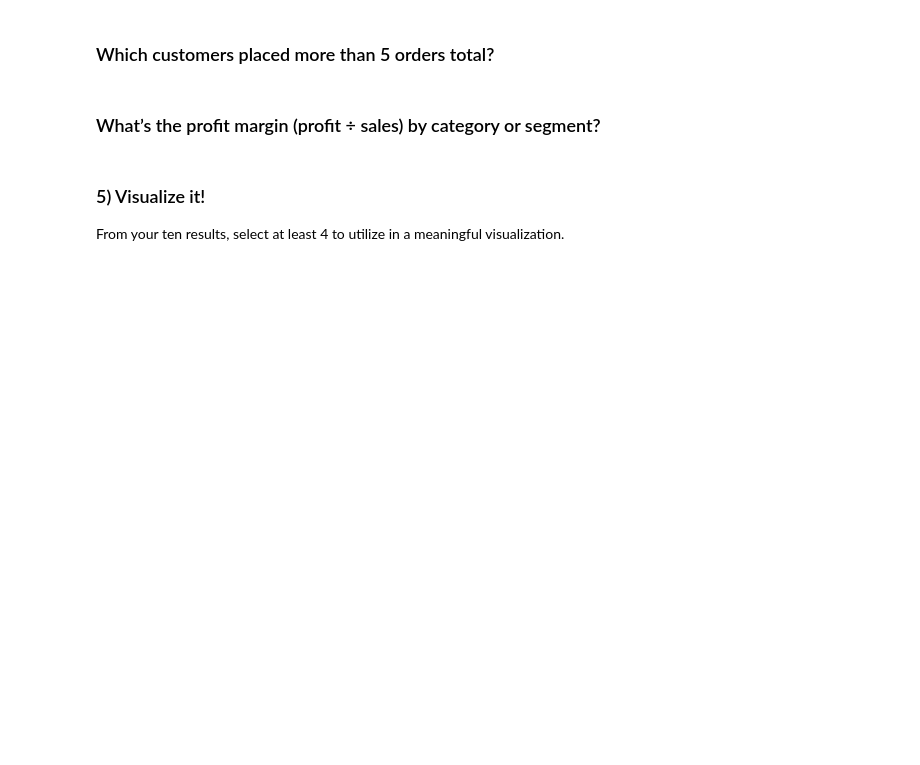
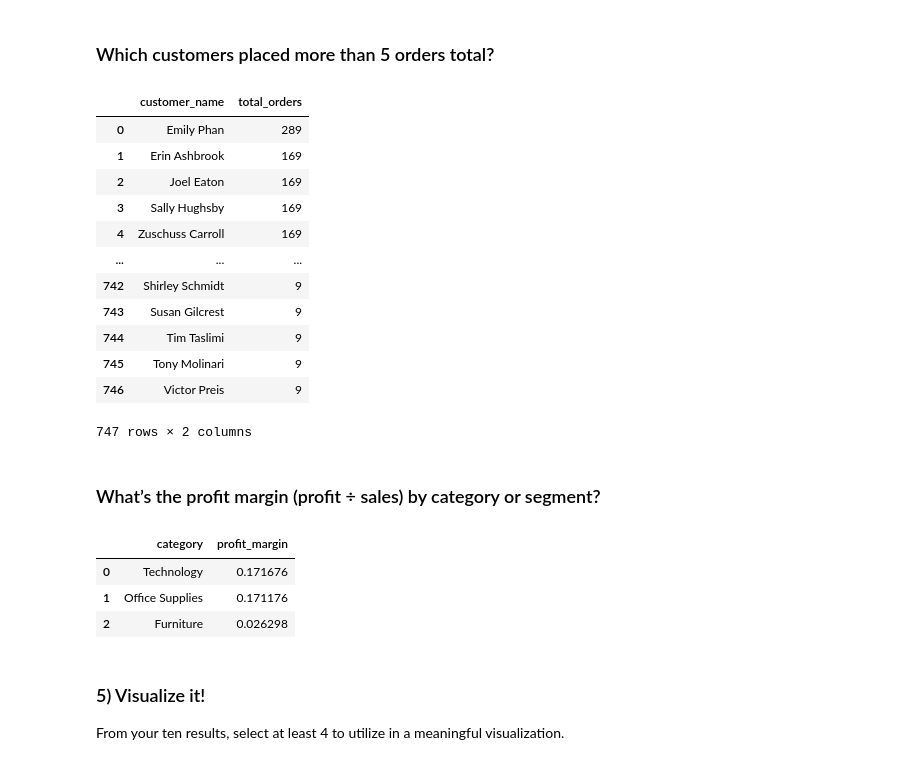
Before and after one commit to wslider/DataAnalysisModule3_williamSlider, a Jupyter notebook: Week4/notebooks/superstore_sales_workflow.ipynb, the cells around one changed output. Saved outputs shown, nothing was run; the diff lists cells and outputs as text; code cells hidden in the pictures; blank space fills up the shorter version.

```diff
--- a/Week4/notebooks/superstore_sales_workflow.ipynb
+++ b/Week4/notebooks/superstore_sales_workflow.ipynb
@@ -306,2 +413,38 @@ result9
+# %%
+query9 = """
+
+WITH customer_order_counts as (
+    SELECT
+        c.customer_name as customer_name,
+        COUNT(*) as total_orders
+    FROM customers c
+    JOIN orders o
+        ON c.customer_id = o.customer_id
+    GROUP BY customer_name
+    )
+SELECT
+    customer_name,
+    total_orders
+FROM customer_order_counts
+WHERE total_orders > 5
+ORDER BY total_orders DESC
+
+"""
+result9 = pd.read_sql(query9, conn)
+result9
+# %% [output]
+|  | customer_name | total_orders |
+| 0 | Emily Phan | 289 |
+| 1 | Erin Ashbrook | 169 |
+| 2 | Joel Eaton | 169 |
+| 3 | Sally Hughsby | 169 |
+| 4 | Zuschuss Carroll | 169 |
+| ... | ... | ... |
+| 742 | Shirley Schmidt | 9 |
+| 743 | Susan Gilcrest | 9 |
+| 744 | Tim Taslimi | 9 |
+| 745 | Tony Molinari | 9 |
+| 746 | Victor Preis | 9 |
+747 rows × 2 columns
 # %% [markdown]
 ### What’s the profit margin (profit ÷ sales) by category or segment?
@@ -312,3 +451,30 @@ result10
+# %%
+query10 = """
+WITH category_data as (
+    SELECT
+        p.category as category,
+        SUM(od.profit) as total_profit,
+        SUM(od.sales) as total_sales
+    FROM products p
+    JOIN order_details od
+        ON p.product_id = od.product_id
+    GROUP BY category
+    )
+SELECT
+    category,
+    SUM(total_profit / total_sales) as profit_margin
+FROM category_data
+GROUP BY category
+ORDER BY profit_margin DESC;
+
+"""
+result10 = pd.read_sql(query10, conn)
+result10
+# %% [output]
+|  | category | profit_margin |
+| 0 | Technology | 0.171676 |
+| 1 | Office Supplies | 0.171176 |
+| 2 | Furniture | 0.026298 |
 # %% [markdown]
 ### 5) Visualize it!
 
```
Also changed, not shown: parts of 12 cells of this notebook.
